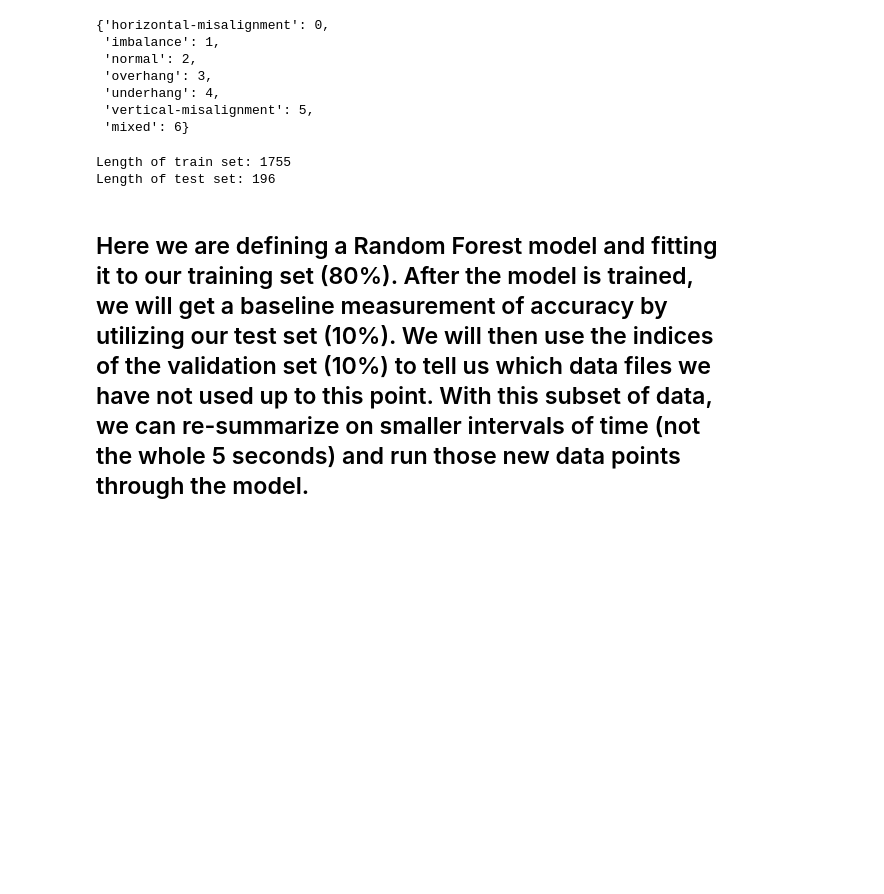
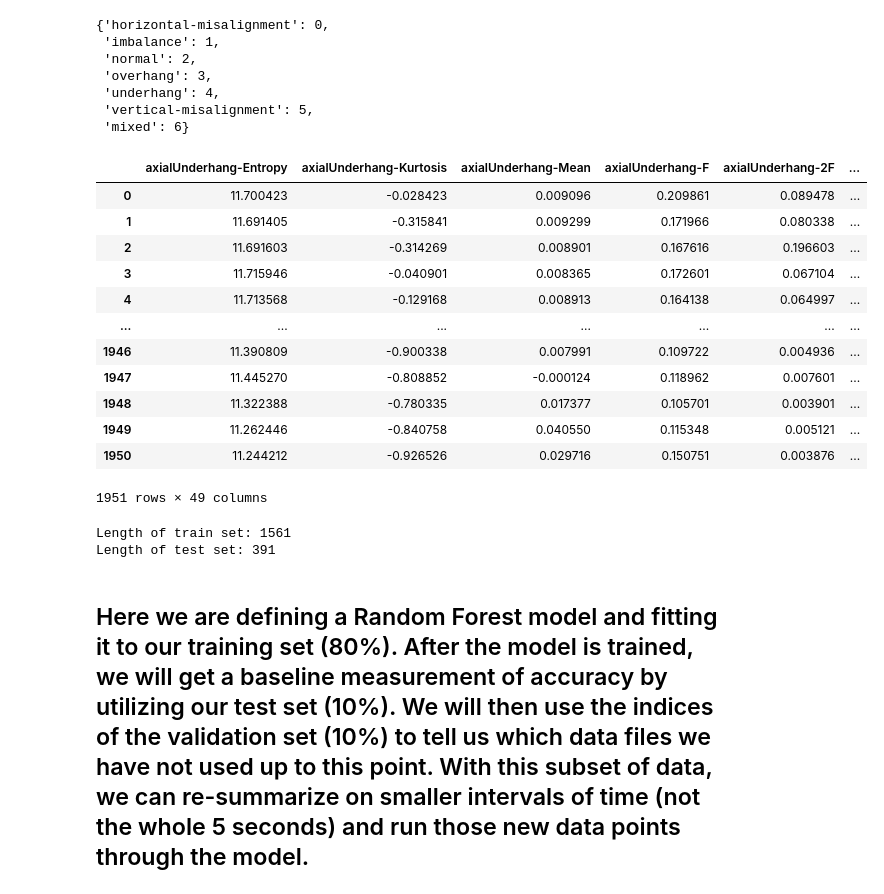
Before and after one commit to nprzybylski/window, a Jupyter notebook: sliding window.ipynb, the cells around one changed output. Saved outputs shown, nothing was run; the diff lists cells and outputs as text; code cells hidden in the pictures; blank space fills up the shorter version.

```diff
--- a/sliding window.ipynb
+++ b/sliding window.ipynb
@@ -761,11 +761,27 @@ classDict
 # %%
 df['CLASS'] = df['class']
 df['class'] = df['class'].map(classDict)
+# %%
+df[:1951]
+# %% [output]
+|  | axialUnderhang-Entropy | axialUnderhang-Kurtosis | axialUnderhang-Mean | axialUnderhang-F | axialUnderhang-2F | ... |
+| 0 | 11.700423 | -0.028423 | 0.009096 | 0.209861 | 0.089478 | ... |
+| 1 | 11.691405 | -0.315841 | 0.009299 | 0.171966 | 0.080338 | ... |
+| 2 | 11.691603 | -0.314269 | 0.008901 | 0.167616 | 0.196603 | ... |
+| 3 | 11.715946 | -0.040901 | 0.008365 | 0.172601 | 0.067104 | ... |
+| 4 | 11.713568 | -0.129168 | 0.008913 | 0.164138 | 0.064997 | ... |
+| ... | ... | ... | ... | ... | ... | ... |
+| 1946 | 11.390809 | -0.900338 | 0.007991 | 0.109722 | 0.004936 | ... |
+| 1947 | 11.445270 | -0.808852 | -0.000124 | 0.118962 | 0.007601 | ... |
+| 1948 | 11.322388 | -0.780335 | 0.017377 | 0.105701 | 0.003901 | ... |
+| 1949 | 11.262446 | -0.840758 | 0.040550 | 0.115348 | 0.005121 | ... |
+| 1950 | 11.244212 | -0.926526 | 0.029716 | 0.150751 | 0.003876 | ... |
+1951 rows × 49 columns
 # %%
-X = df.drop(columns=['class','path','CLASS'])
-y = df['class']
+X = df.loc[:1951].drop(columns=['class','path','CLASS'])
+y = df.loc[:1951]['class']
 
-X_train, X_test, y_train, y_test = train_test_split(X, y, test_size=0.1,
+X_train, X_test, y_train, y_test = train_test_split(X, y, test_size=0.2,
                                                     shuffle=True, random_state=45,
                                                     stratify=None)
 
@@ -776,5 +792,5 @@ print(f'Length of train set: {len(X_train)}')
 print(f'Length of test set: {len(X_test)}')
 # print(f'Length of validation set: {len(X_val)}')
 # %% [output]
-Length of train set: 1755
-Length of test set: 196
+Length of train set: 1561
+Length of test set: 391
```
Also changed, not shown: parts of 6 cells of this notebook, 10 other files.
